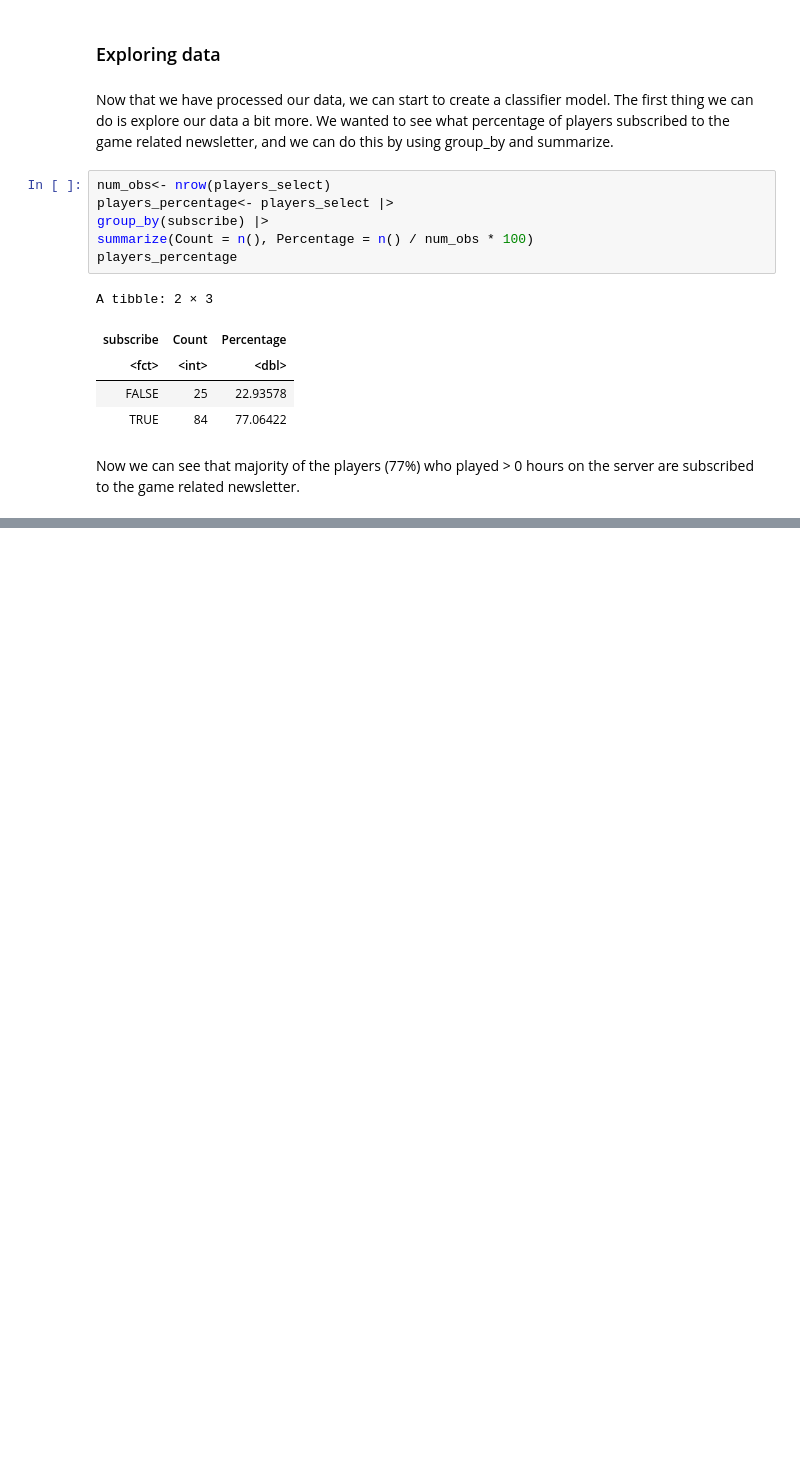
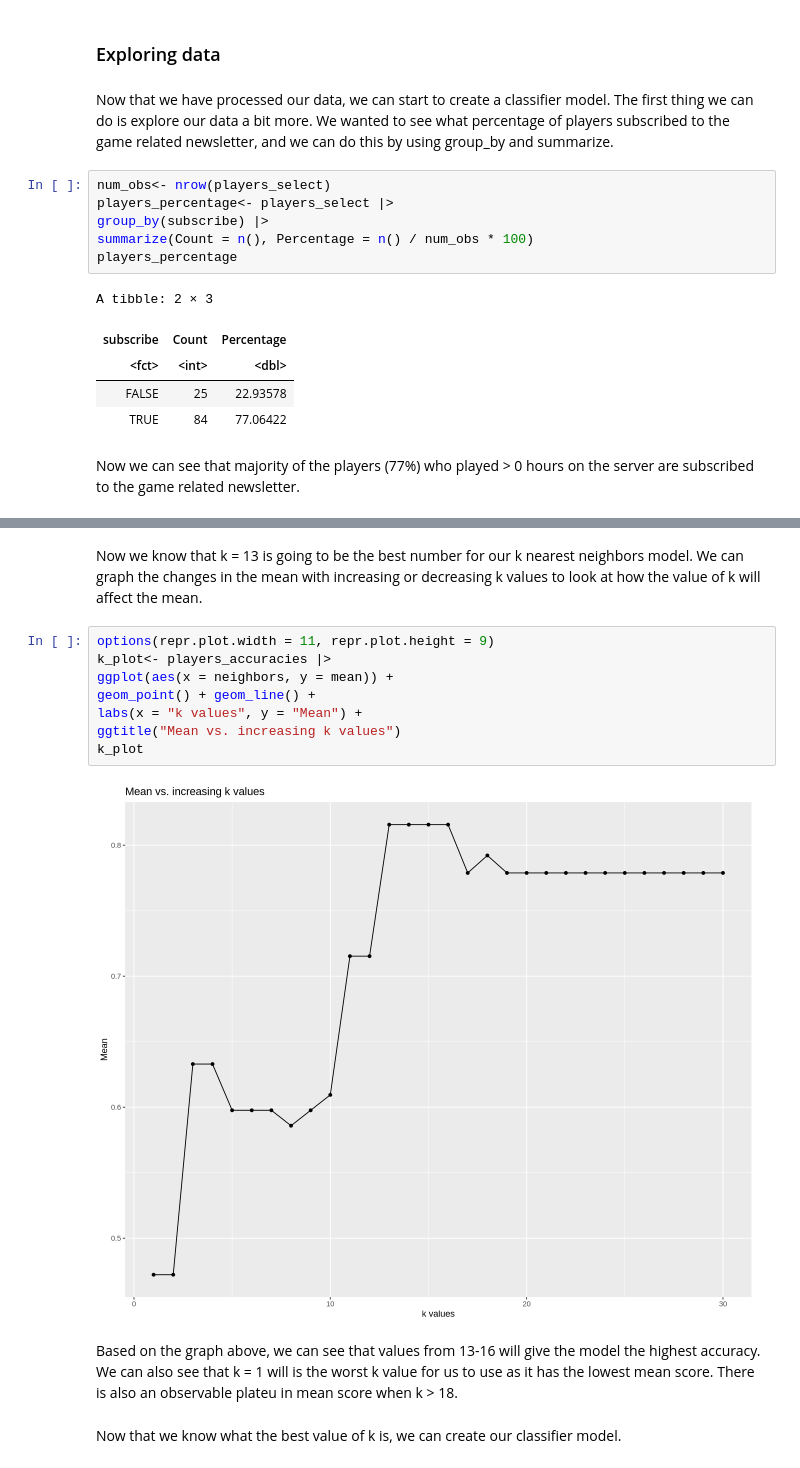
Before and after one commit to navis17/DSCI-100-Group-Project-Final-Report, a Jupyter notebook: Methods and Results.ipynb, the cells around one changed output, grey strips where cells are left out. Drawn from its saved outputs; the diff is of its cells as text; blank space fills up the shorter version.

Commit message:
Added graph of k values
Added graph of k values

```diff
--- a/Methods and Results.ipynb
+++ b/Methods and Results.ipynb
@@ -188,0 +216,16 @@ k_value
+# %% [markdown]
+Now we know that k = 13 is going to be the best number for our k nearest neighbors model. We can graph the changes in the mean with increasing or decreasing k values to look at how the value of k will affect the mean.
+# %%
+options(repr.plot.width = 11, repr.plot.height = 9)
+k_plot<- players_accuracies |>
+ggplot(aes(x = neighbors, y = mean)) +
+geom_point() + geom_line() +
+labs(x = "k values", y = "Mean") +
+ggtitle("Mean vs. increasing k values")
+k_plot
+# %% [output]
+[figure, added]
+# %% [markdown]
+Based on the graph above, we can see that values from 13-16 will give the model the highest accuracy. We can also see that k = 1 will is the worst k value for us to use as it has the lowest mean score. There is also an observable plateu in mean score when k > 18.
+# %% [markdown]
+Now that we know what the best value of k is, we can create our classifier model.
```
Also changed, not shown: parts of 9 cells of this notebook.
